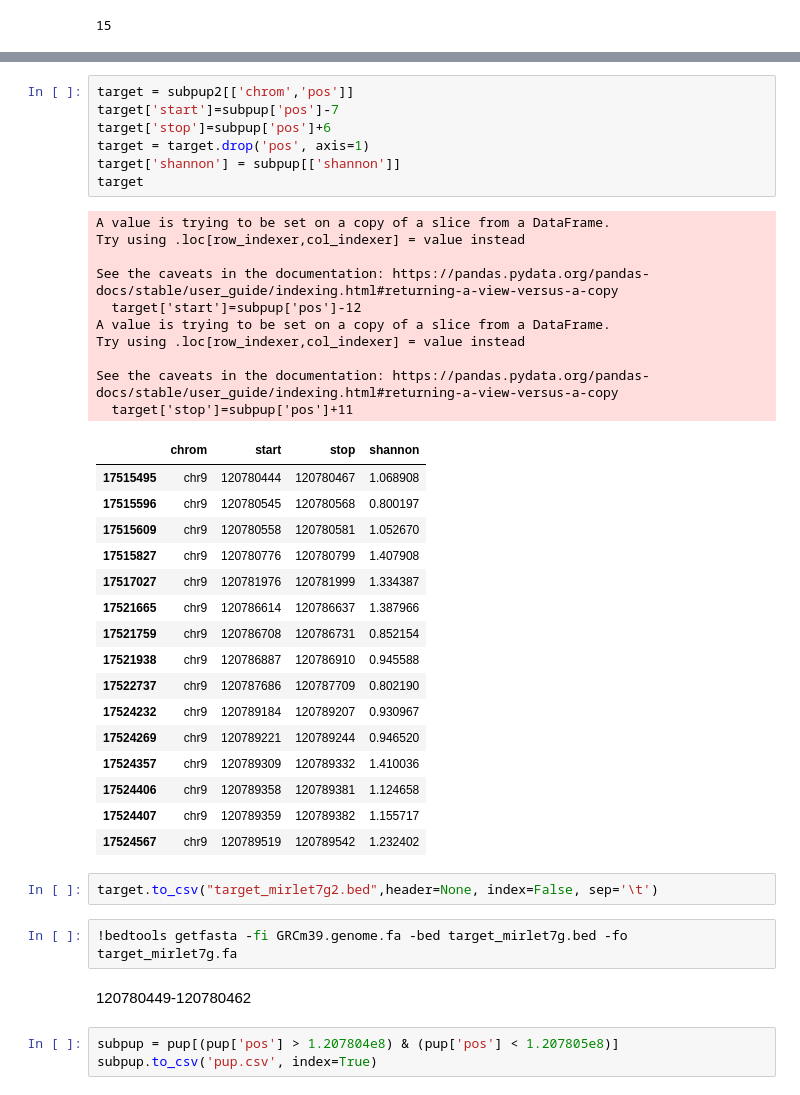
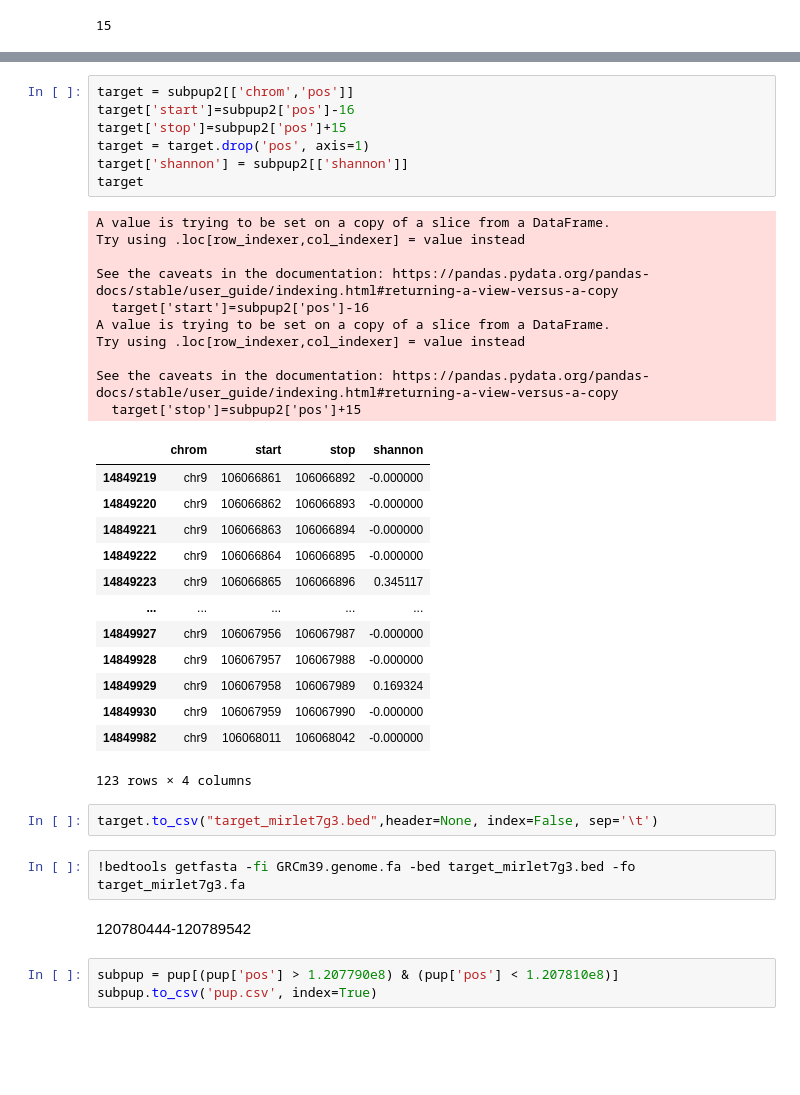
Before and after one commit to WoobeenJeong/miRNA_motif_finding, a Jupyter notebook: Project_005.ipynb, the cells around one changed output, grey strips where cells are left out. Cells and saved outputs as stored; diff of their text form; blank space fills up the shorter version.

```diff
--- a/Project_005.ipynb
+++ b/Project_005.ipynb
@@ -611,44 +614,41 @@ subpup2
 | 17524567 | chr9 | 120789531 | N | 233 | GGGAAAAAAGGGGGGGGCAGGGGGGGGGGCGGG... | GEF6GDIHIBDGIDBIDIHHDIIGHHGBH;IBI... | GGGAAAAAAGGGGGGGGCAGGGGGGGGGGCGGG... | 233 | 0.313305 | 0.000000 | ... |
 # %%
 target = subpup2[['chrom','pos']]
-target['start']=subpup['pos']-7
-target['stop']=subpup['pos']+6
+target['start']=subpup2['pos']-16
+target['stop']=subpup2['pos']+15
 target = target.drop('pos', axis=1)
-target['shannon'] = subpup[['shannon']]
+target['shannon'] = subpup2[['shannon']]
 target
 # %% [output]
 A value is trying to be set on a copy of a slice from a DataFrame.
 Try using .loc[row_indexer,col_indexer] = value instead
 
 See the caveats in the documentation: https://pandas.pydata.org/pandas-docs/stable/user_guide/indexing.html#returning-a-view-versus-a-copy
-  target['start']=subpup['pos']-12
+  target['start']=subpup2['pos']-16
 A value is trying to be set on a copy of a slice from a DataFrame.
 Try using .loc[row_indexer,col_indexer] = value instead
 
 See the caveats in the documentation: https://pandas.pydata.org/pandas-docs/stable/user_guide/indexing.html#returning-a-view-versus-a-copy
-  target['stop']=subpup['pos']+11
+  target['stop']=subpup2['pos']+15
 |  | chrom | start | stop | shannon |
-| 17515495 | chr9 | 120780444 | 120780467 | 1.068908 |
-| 17515596 | chr9 | 120780545 | 120780568 | 0.800197 |
-| 17515609 | chr9 | 120780558 | 120780581 | 1.052670 |
-| 17515827 | chr9 | 120780776 | 120780799 | 1.407908 |
-| 17517027 | chr9 | 120781976 | 120781999 | 1.334387 |
-| 17521665 | chr9 | 120786614 | 120786637 | 1.387966 |
-| 17521759 | chr9 | 120786708 | 120786731 | 0.852154 |
-| 17521938 | chr9 | 120786887 | 120786910 | 0.945588 |
-| 17522737 | chr9 | 120787686 | 120787709 | 0.802190 |
-| 17524232 | chr9 | 120789184 | 120789207 | 0.930967 |
-| 17524269 | chr9 | 120789221 | 120789244 | 0.946520 |
-| 17524357 | chr9 | 120789309 | 120789332 | 1.410036 |
-| 17524406 | chr9 | 120789358 | 120789381 | 1.124658 |
-| 17524407 | chr9 | 120789359 | 120789382 | 1.155717 |
-| 17524567 | chr9 | 120789519 | 120789542 | 1.232402 |
+| 14849219 | chr9 | 106066861 | 106066892 | -0.000000 |
+| 14849220 | chr9 | 106066862 | 106066893 | -0.000000 |
+| 14849221 | chr9 | 106066863 | 106066894 | -0.000000 |
+| 14849222 | chr9 | 106066864 | 106066895 | -0.000000 |
+| 14849223 | chr9 | 106066865 | 106066896 | 0.345117 |
+| ... | ... | ... | ... | ... |
+| 14849927 | chr9 | 106067956 | 106067987 | -0.000000 |
+| 14849928 | chr9 | 106067957 | 106067988 | -0.000000 |
+| 14849929 | chr9 | 106067958 | 106067989 | 0.169324 |
+| 14849930 | chr9 | 106067959 | 106067990 | -0.000000 |
+| 14849982 | chr9 | 106068011 | 106068042 | -0.000000 |
+123 rows × 4 columns
 # %%
-target.to_csv("target_mirlet7g2.bed",header=None, index=False, sep='\t')
+target.to_csv("target_mirlet7g3.bed",header=None, index=False, sep='\t')
 # %%
-!bedtools getfasta -fi GRCm39.genome.fa -bed target_mirlet7g.bed -fo target_mirlet7g.fa
+!bedtools getfasta -fi GRCm39.genome.fa -bed target_mirlet7g3.bed -fo target_mirlet7g3.fa
-# %% [markdown]
-120780449-120780462
+# %% [markdown]
+120780444-120789542
 # %%
-subpup = pup[(pup['pos'] > 1.207804e8) & (pup['pos'] < 1.207805e8)]
+subpup = pup[(pup['pos'] > 1.207790e8) & (pup['pos'] < 1.207810e8)]
 subpup.to_csv('pup.csv', index=True)
```
Also changed, not shown: parts of 16 cells of this notebook.
